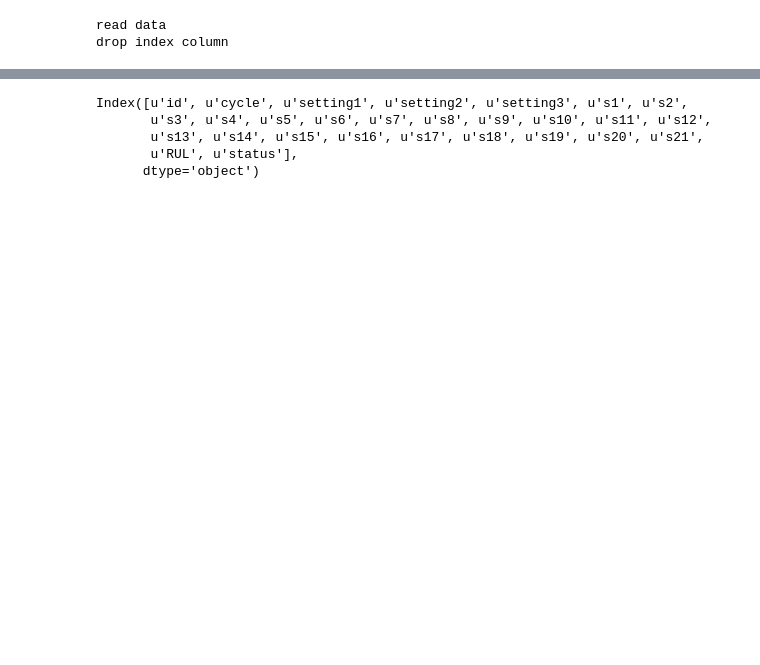
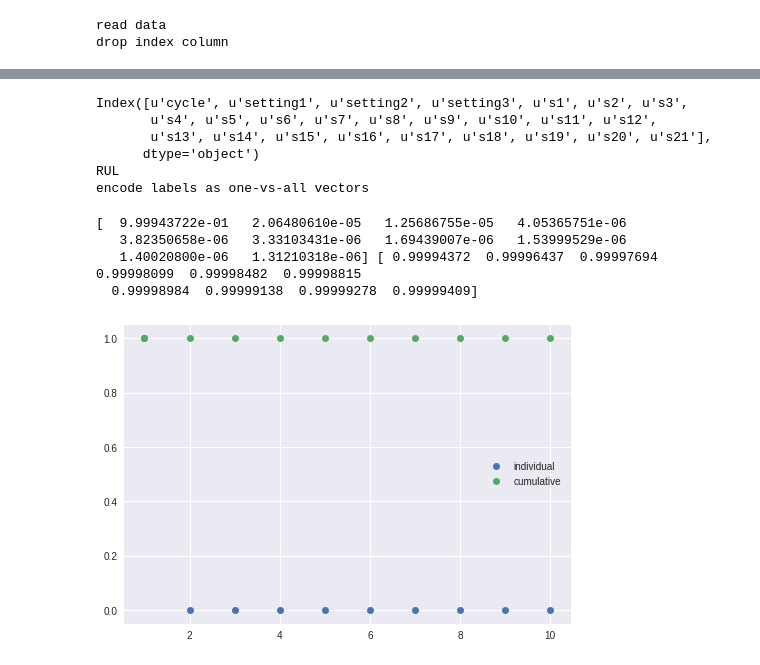
Before and after one commit to asadisaghar/PdM-C-MAPSS, a Jupyter notebook: play/PCA.ipynb, the cells around one changed output, grey strips where cells are left out. Saved outputs shown, nothing was run; the diff lists cells and outputs as text; code cells hidden in the pictures; blank space fills up the shorter version.

```diff
--- a/play/PCA.ipynb
+++ b/play/PCA.ipynb
@@ -24,10 +26,12 @@ read data
 drop index column
 # %%
 print 'bin RUL values'
-bins = [0, 30, 90, 180, 1000]
+bins = [0, 150, 180, 300, 1000]
+#bins = [0, 45, 90, 180, 10000]
 status_labels = ['urgent', 'short', 'medium', 'long']
 train['status'] = pd.cut(train['RUL'], bins, labels=status_labels)
 test['status'] = pd.cut(test['RUL'], bins, labels=status_labels)
+print train.status.value_counts()
 print test.status.value_counts()
 
 print 'normalize features (using MinMaxScaler)'
@@ -51,14 +60,66 @@ urgent        0
 Name: status, dtype: int64
 normalize features (using MinMaxScaler)
-# %%
-print train.columns
-train_X = train.values[:,1:-2]
-train_y = train.values[:,-2]
-test_X = test.values[:,1:-2]
-test_y = test.values[:,-2]
-# %% [output]
-Index([u'id', u'cycle', u'setting1', u'setting2', u'setting3', u's1', u's2',
-       u's3', u's4', u's5', u's6', u's7', u's8', u's9', u's10', u's11', u's12',
-       u's13', u's14', u's15', u's16', u's17', u's18', u's19', u's20', u's21',
-       u'RUL', u'status'],
-      dtype='object')
+# %%
+print train.columns[1:-2]
+print train.columns[-2]
+train_X = train.values[:,1:-2]
+train_y = train.values[:,-1]
+test_X = test.values[:,1:-2]
+test_y = test.values[:,-1]
+
+
+def encode_labels(train_y):
+    print 'encode labels as one-vs-all vectors'
+    le = sklearn.preprocessing.LabelEncoder()
+    le.fit(train_y)
+    train_y = le.transform(train_y)
+
+    lb = sklearn.preprocessing.LabelBinarizer()
+    lb.fit(train_y)
+    train_y = lb.transform(train_y)
+
+    return le, lb, train_y
+
+def transform_label(y, le, lb):
+    return lb.transform(le.transform(y))
+
+def invert_transform_label(y, le, lb):
+    return le.inverse_transform(lb.inverse_transform(y))
+
+le, lb, train_y = encode_labels(train_y)
+test_y = transform_label(test_y, le, lb)
+# %% [output]
+Index([u'cycle', u'setting1', u'setting2', u'setting3', u's1', u's2', u's3',
+       u's4', u's5', u's6', u's7', u's8', u's9', u's10', u's11', u's12',
+       u's13', u's14', u's15', u's16', u's17', u's18', u's19', u's20', u's21'],
+      dtype='object')
+RUL
+encode labels as one-vs-all vectors
+# %%
+PCA = True
+CCA = False
+nc=10
+
+if PCA:
+    pca = sklearn.decomposition.PCA(n_components=nc)
+    pca.fit(train_X)
+    trainX = pca.transform(train_X)
+    testX = pca.transform(test_X)
+    evals = pca.explained_variance_ratio_
+    evals_cs = evals.cumsum()
+    print evals, evals_cs
+    plt.plot(range(1, nc+1), evals, 'o', label='individual')
+    plt.plot(range(1, nc+1), evals_cs, 'o', label='cumulative')
+    plt.legend()
+    plt.show()
+elif CCA:
+    cca = sklearn.cross_decomposition.CCA(n_components=nc)
+    cca.fit(train_X, train_y)
+    trainX = cca.transform(train_X)
+    testX = cca.transform(test_X)
+# %% [output]
+[  9.99943722e-01   2.06480610e-05   1.25686755e-05   4.05365751e-06
+   3.82350658e-06   3.33103431e-06   1.69439007e-06   1.53999529e-06
+   1.40020800e-06   1.31210318e-06] [ 0.99994372  0.99996437  0.99997694  0.99998099  0.99998482  0.99998815
+  0.99998984  0.99999138  0.99999278  0.99999409]
+[figure, added]
```
Also changed, not shown: parts of 18 cells of this notebook, 48 other files.
